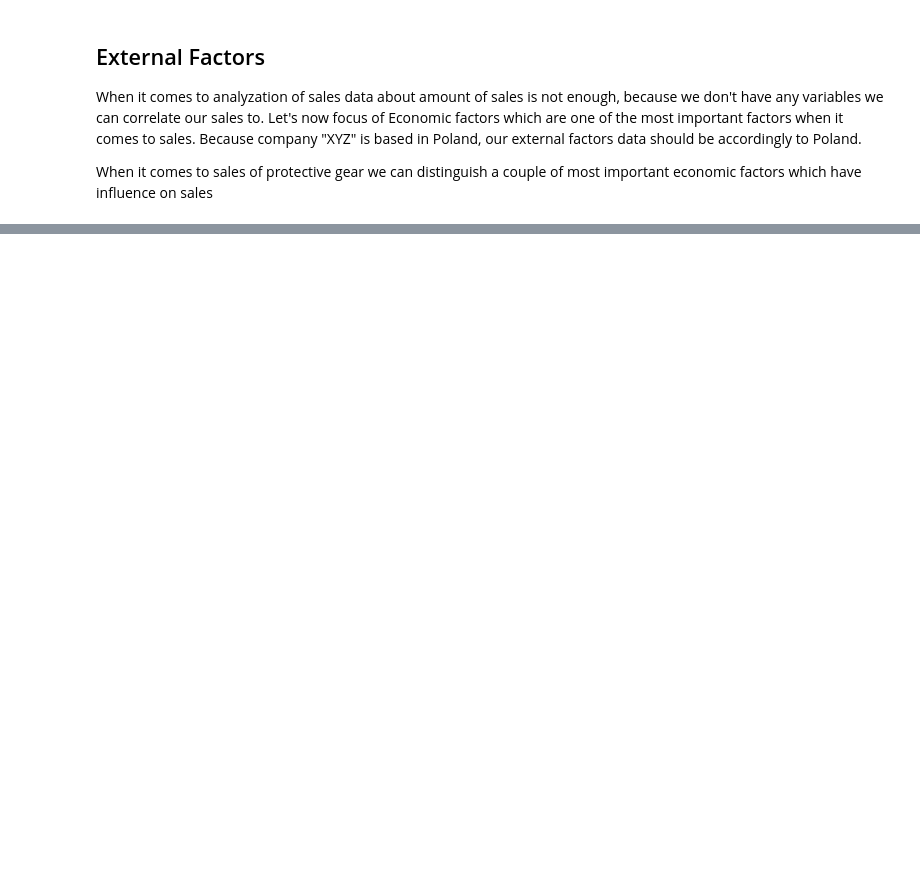
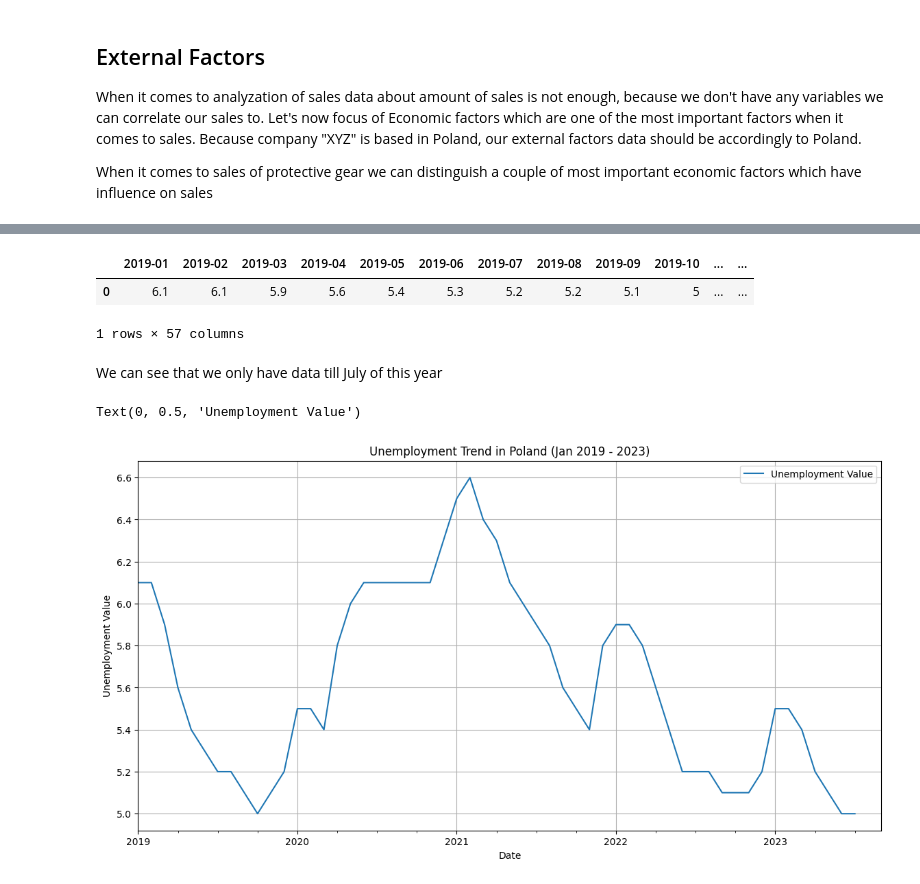
Before and after one commit to MichalI495002/Personal-Challenge, a Jupyter notebook: Jupyter Notebook/notebook.ipynb, the cells around one changed output, grey strips where cells are left out. Drawn from its saved outputs; the diff is of its cells as text; code cells hidden in the pictures; blank space fills up the shorter version.

```diff
--- a/Jupyter Notebook/notebook.ipynb
+++ b/Jupyter Notebook/notebook.ipynb
@@ -82,0 +150,4 @@ When it comes to sales of protective gear we can distinguish a couple of most im
+# %%
+unemployment_data = pd.read_csv('../Datasets/Unemployment rate/Unemployment rate Poland.csv')
+
+print(unemployment_data.head())
@@ -82,0 +165,23 @@ When it comes to sales of protective gear we can distinguish a couple of most im
+# %%
+df_unemployment = pd.DataFrame(unemployment_data)
+df_unemployment
+# %% [output]
+|  | 2019-01 | 2019-02 | 2019-03 | 2019-04 | 2019-05 | 2019-06 | 2019-07 | 2019-08 | 2019-09 | 2019-10 | ... | ... |
+| 0 | 6.1 | 6.1 | 5.9 | 5.6 | 5.4 | 5.3 | 5.2 | 5.2 | 5.1 | 5 | ... | ... |
+1 rows × 57 columns
+# %% [markdown]
+We can see that we only have data till July of this year
+# %%
+# Reshape the dataframe to long format
+data_transposed = df_unemployment.melt(var_name='Date', value_name='Unemployment Value')
+
+# Convert the 'Date' column to datetime format for better plotting
+data_transposed['Date'] = pd.to_datetime(df_long['Date'])
+
+# Plot the graph using pandas plotting functionality
+ax = data_transposed.plot(x='Date', y='Unemployment Value', figsize=(14, 7), grid=True, title='Unemployment Trend in Poland (Jan 2019 - 2023)')
+ax.set_xlabel('Date')
+ax.set_ylabel('Unemployment Value')
+# %% [output]
+Text(0, 0.5, 'Unemployment Value')
+[figure, added]
```
Also changed, not shown: parts of 19 cells of this notebook, 3 other files.
